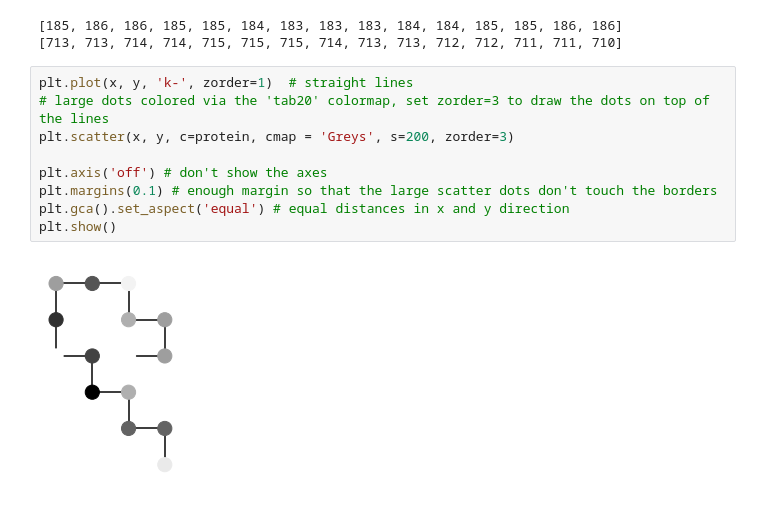
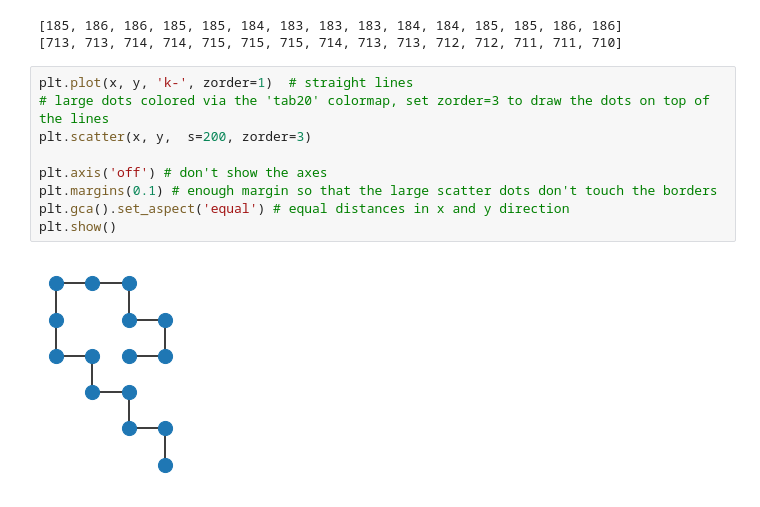
Before and after one commit to andy3278/PHYS4191_Capstone, a Jupyter notebook: final_test.ipynb, the cells around one changed output. Cells and saved outputs as stored; diff of their text form.

```diff
--- a/final_test.ipynb
+++ b/final_test.ipynb
@@ -249,11 +249,11 @@ protein = np.array(protein_sq)
 # %%
 plt.plot(x, y, 'k-', zorder=1)  # straight lines
 # large dots colored via the 'tab20' colormap, set zorder=3 to draw the dots on top of the lines
-plt.scatter(x, y, c=protein, cmap = 'Greys', s=200, zorder=3)
+plt.scatter(x, y,  s=200, zorder=3)
 
 plt.axis('off') # don't show the axes
 plt.margins(0.1) # enough margin so that the large scatter dots don't touch the borders
 plt.gca().set_aspect('equal') # equal distances in x and y direction
 plt.show()
 # %% [output]
-[figure, old version]
+[figure, new version]
```
Also changed, not shown: 1 other file.
